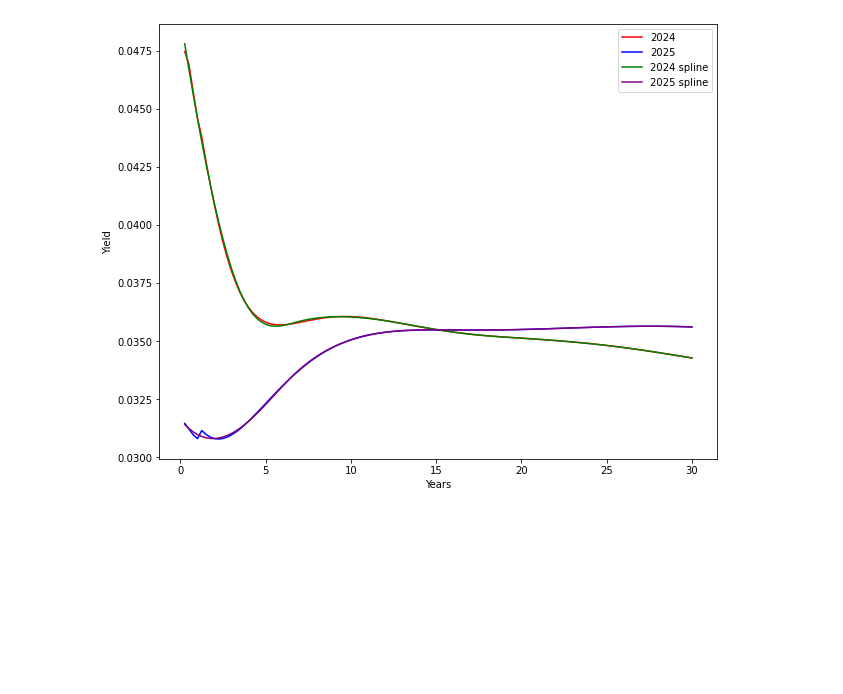
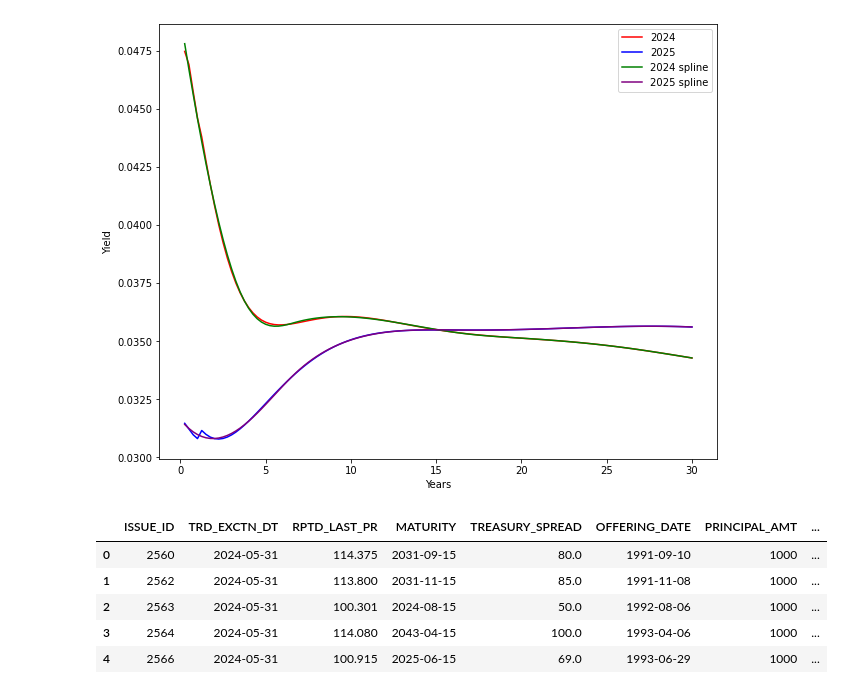
Before and after one commit to willseff/bond-pricing, a Jupyter notebook: bond_pricing.ipynb, the cells around one changed output. Saved outputs shown, nothing was run; the diff lists cells and outputs as text; code cells hidden in the pictures; blank space fills up the shorter version.

```diff
--- a/bond_pricing.ipynb
+++ b/bond_pricing.ipynb
@@ -2,24 +2,40 @@
 import pandas as pd
 import numpy as np
 import regex as re
-import datetime
-
-# change columns to datetime
-# import datetime package
+import matplotlib.pyplot as plt
+import seaborn as sns
+from datetime import datetime, timedelta
 
 # read excel file
 df = pd.read_excel('C1Data.xlsx', sheet_name=None)
 
+# name the sheets
 bonds = df['Bonds']
 yield_curve = df['YieldCurve']
 
-
+# change columns to datetime
 bonds['OFFERING_DATE'] = pd.to_datetime(bonds['OFFERING_DATE'])
 bonds['MATURITY'] = pd.to_datetime(bonds['MATURITY'])
 bonds['TRD_EXCTN_DT'] = pd.to_datetime(bonds['TRD_EXCTN_DT'])
 
-#find the ones wehre the trade date is after the maturity date
-bonds = bonds[bonds['TRD_EXCTN_DT'] < bonds['MATURITY']].copy()
+#find the ones where the trade date is after the maturity date and remove them
+bonds = bonds[bonds['TRD_EXCTN_DT'] < bonds['MATURITY']]
 
 # get rid of the row where the principal amount is 1
-bonds = bonds[~(bonds['PRINCIPAL_AMT'] == 1)].copy()
+bonds = bonds[~(bonds['PRINCIPAL_AMT'] == 1)]
+
+# drop na in the yield_curve data
+yield_curve.dropna(inplace=True)
+
+# change the column names
+yield_curve.columns = ['Date', '2024_data', '2025_data']
+
+# make regex that only gets numbers and apply to the Date column
+yield_curve['Date'] = yield_curve['Date'].apply(lambda x: re.findall(r'\d+', x)[0])
+
+# change date column to numeric
+yield_curve['Date'] = pd.to_numeric(yield_curve['Date'])/100
+
+# change the data columns to numeric
+yield_curve['2024_data'] = pd.to_numeric(yield_curve['2024_data'])
+yield_curve['2025_data'] = pd.to_numeric(yield_curve['2025_data'])
@@ -150,3 +91,12 @@ plt.ylabel('Yield')
 plt.show()
 # %% [output]
 [figure]
+# %%
+bonds.head()
+# %% [output]
+|  | ISSUE_ID | TRD_EXCTN_DT | RPTD_LAST_PR | MATURITY | TREASURY_SPREAD | OFFERING_DATE | PRINCIPAL_AMT | ... |
+| 0 | 2560 | 2024-05-31 | 114.375 | 2031-09-15 | 80.0 | 1991-09-10 | 1000 | ... |
+| 1 | 2562 | 2024-05-31 | 113.800 | 2031-11-15 | 85.0 | 1991-11-08 | 1000 | ... |
+| 2 | 2563 | 2024-05-31 | 100.301 | 2024-08-15 | 50.0 | 1992-08-06 | 1000 | ... |
+| 3 | 2564 | 2024-05-31 | 114.080 | 2043-04-15 | 100.0 | 1993-04-06 | 1000 | ... |
+| 4 | 2566 | 2024-05-31 | 100.915 | 2025-06-15 | 69.0 | 1993-06-29 | 1000 | ... |
```
Also changed, not shown: parts of 9 cells of this notebook.
